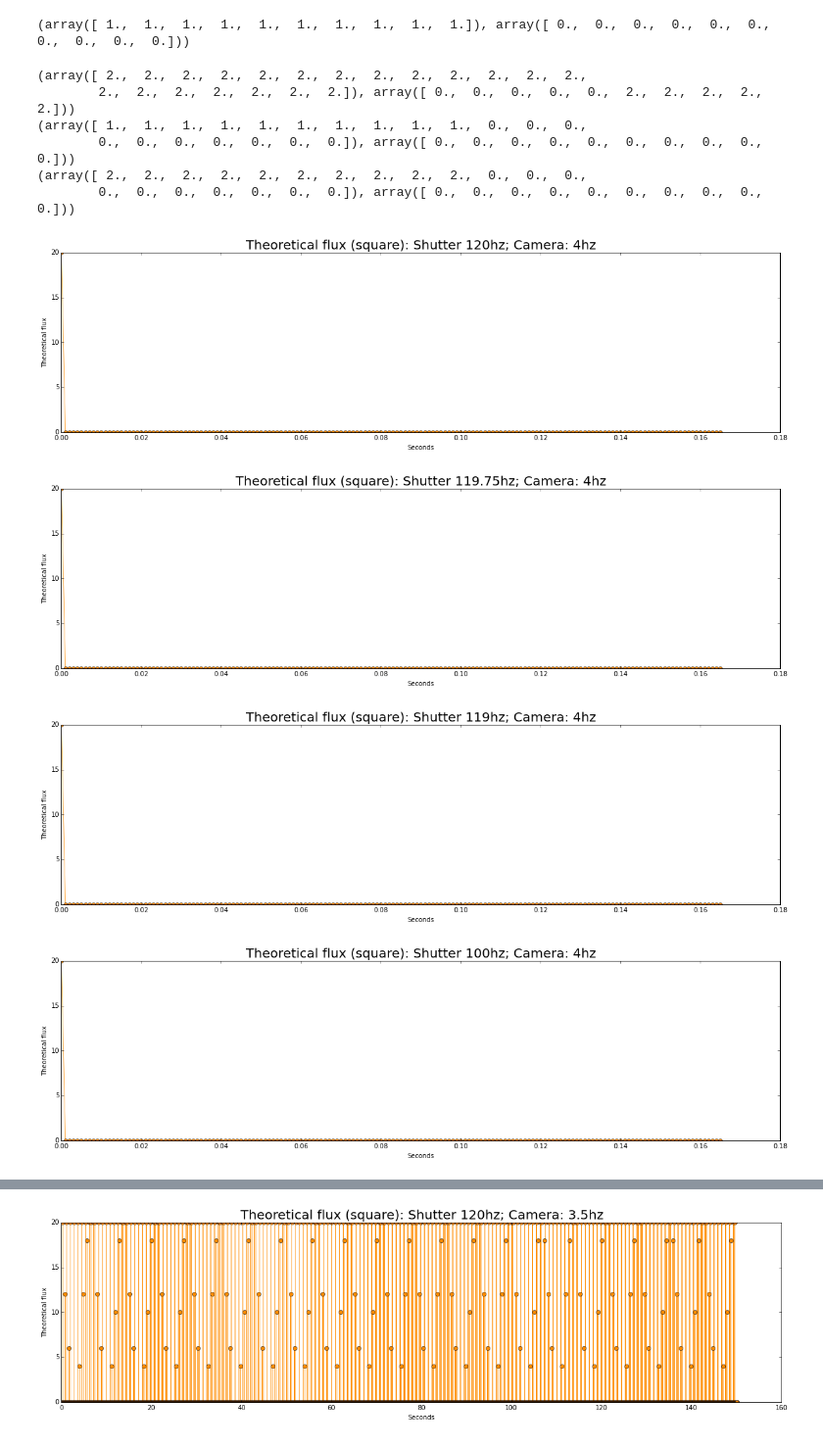
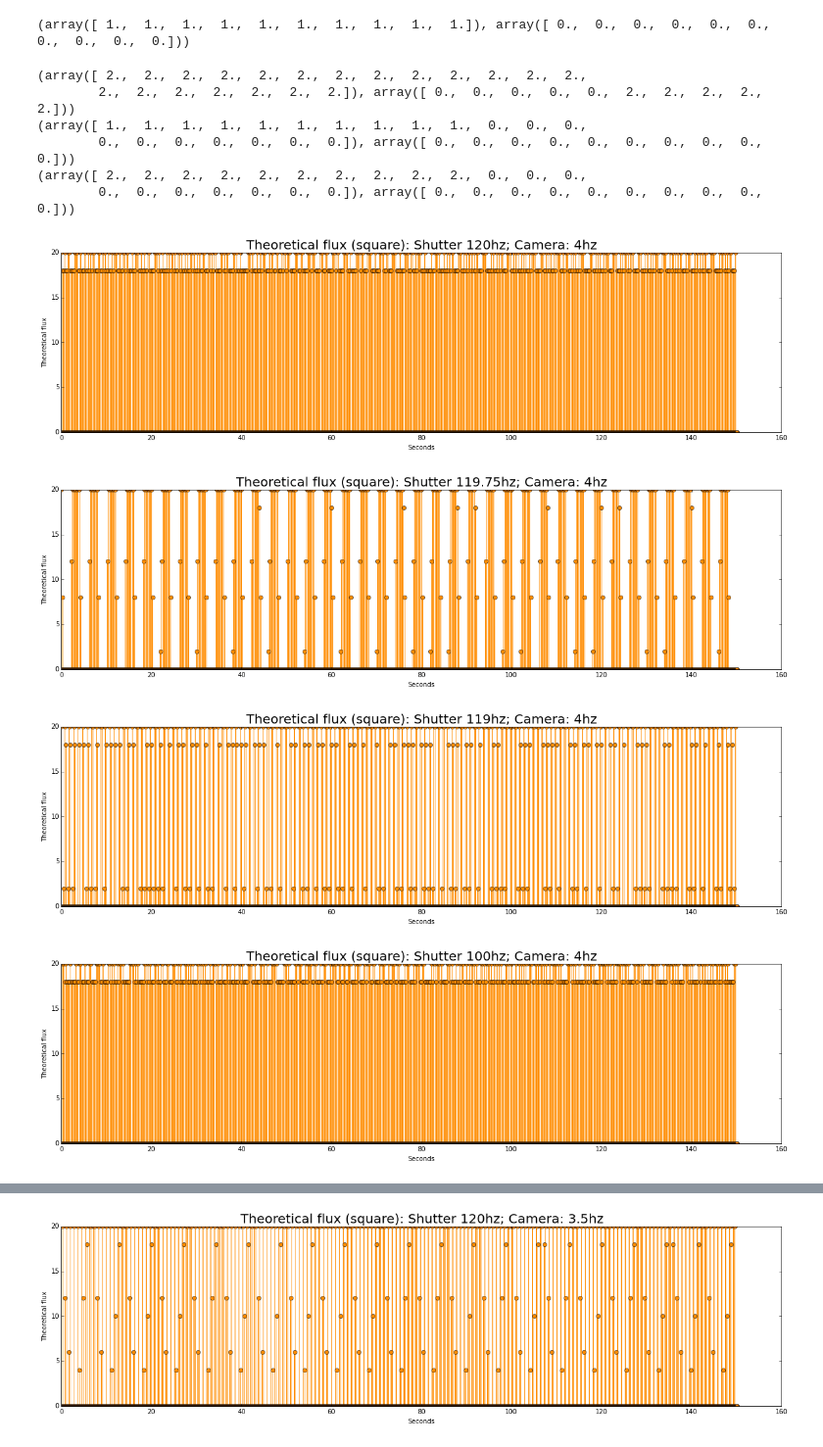
Before and after one commit to fedhere/detect120, a Jupyter notebook: LEDtest.ipynb, the cells around one changed output, grey strips where cells are left out. Shown at 98% size. Cells and saved outputs as stored; diff of their text form; code cells hidden in the pictures.

```diff
--- a/LEDtest.ipynb
+++ b/LEDtest.ipynb
@@ -327,37 +327,36 @@ print (cam4_05ms[0:10],cam4_05ms[745:755])
 # %%
 #Plotting the "theoretical" fluxes for camera speed of 4hz
 #This flux equals the points in which the camera "meets" the shutter wave
 
 inter_sq4 = {}
 
 for i in shutter:
     inter_sq4[i] = (square[i])*cam4_05ms
 
     pl.figure(figsize(20, 5))
     intinter = np.zeros(150000)
     for j in range(10): intinter += inter_sq4[i][j::10]
-    ### visualizing the first n steps
-    pl.plot(time2[::10][0:nsteps], intinter[0:nsteps],
+    pl.plot(time2[::10], intinter,
             '-', color='darkorange', linewidth = 0.75)
-    pl.plot(time2[::10][0:nsteps], intinter[0:nsteps],
+    pl.plot(time2[::10], intinter,
             'o', color='darkorange', linewidth = 0.75)
 
     pl.title('Theoretical flux (square): Shutter '+str(i)+'hz; Camera: 4hz', fontsize=20)
     pl.xlabel('Seconds')
     pl.ylabel('Theoretical flux')
     #pl.xlim(0,2)
 
 print (square[120][:20], square[120][745:755])
 print (cam4_05ms[:20], cam4_05ms[745:755])
 print (inter_sq4[120][:20], inter_sq4[120][745:755])
 # %% [output]
 (array([ 2.,  2.,  2.,  2.,  2.,  2.,  2.,  2.,  2.,  2.,  2.,  2.,  2.,
         2.,  2.,  2.,  2.,  2.,  2.,  2.]), array([ 0.,  0.,  0.,  0.,  0.,  2.,  2.,  2.,  2.,  2.]))
 (array([ 1.,  1.,  1.,  1.,  1.,  1.,  1.,  1.,  1.,  1.,  0.,  0.,  0.,
         0.,  0.,  0.,  0.,  0.,  0.,  0.]), array([ 0.,  0.,  0.,  0.,  0.,  0.,  0.,  0.,  0.,  0.]))
 (array([ 2.,  2.,  2.,  2.,  2.,  2.,  2.,  2.,  2.,  2.,  0.,  0.,  0.,
         0.,  0.,  0.,  0.,  0.,  0.,  0.]), array([ 0.,  0.,  0.,  0.,  0.,  0.,  0.,  0.,  0.,  0.]))
-[figure, old version]
+[figure, new version]
-[figure, old version]
+[figure, new version]
-[figure, old version]
+[figure, new version]
-[figure, old version]
+[figure, new version]
```
Also changed, not shown: parts of 1 cell of this notebook.
